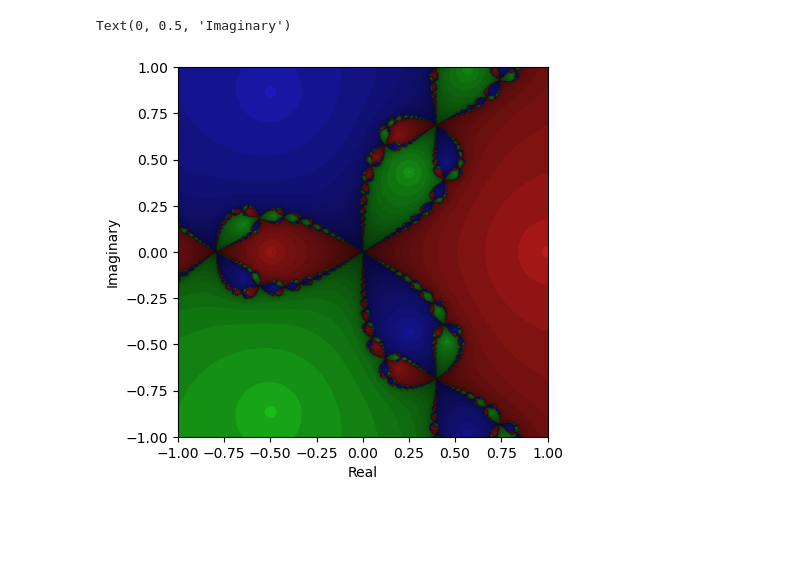
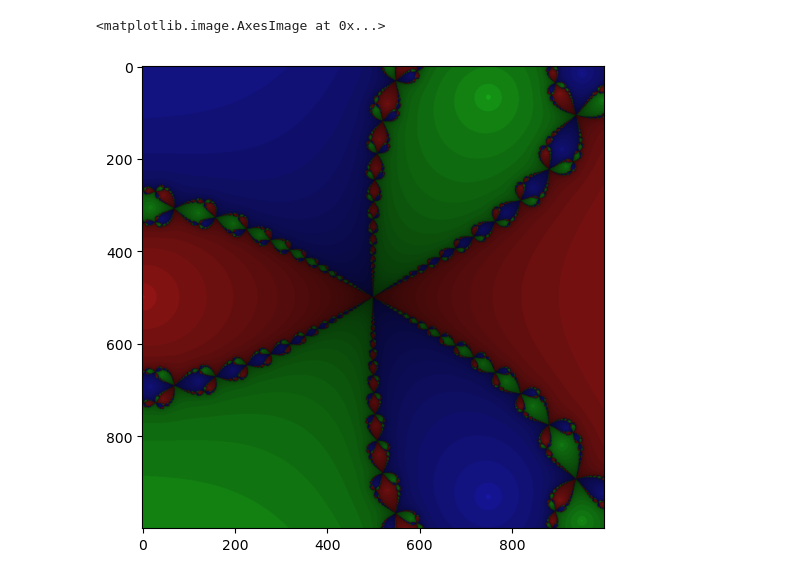
Before and after one commit to nrneubert/newton_fractals, a Jupyter notebook: main.ipynb, the cells around one changed output. Cells and saved outputs as stored; diff of their text form; code cells hidden in the pictures; blank space fills up the shorter version.

```diff
--- a/main.ipynb
+++ b/main.ipynb
@@ -82,23 +93,17 @@ plt.show()
-# %%
-import colorsys
-
-iters = np.array(iters)
-iters_2d = iters.reshape(Z.shape)
-
-height, width = closest_2d.shape
-rgb_img = np.zeros((height, width, 3))
-
-for i in range(height):
-    for j in range(width):
-        hue = np.angle(roots[closest_2d[i, j]]) / (2 * np.pi)
-        lightness = 0.5 / (1.0+0.18 * iters_2d[i,j])
-        saturation = 0.75
-        rgb = colorsys.hls_to_rgb(hue, lightness, saturation)
-        rgb_img[i, j] = rgb
-
-plt.imshow(rgb_img, extent=(-1,1,-1,1))
-plt.xlabel("Real")
-plt.ylabel("Imaginary")
-# %% [output]
-Text(0, 0.5, 'Imaginary')
-[figure, removed]
+# %%
+roots = np.array([
+    1,
+    np.exp(2j * np.pi / 3),
+    np.exp(4j * np.pi / 3),
+])
+
+computer = NewtonFractal(roots=roots)
+lim = 0.5
+rgbs = computer.generate_fractal(real_lim=(-lim, lim), imag_lim=(-lim, lim), pixels=1000, cores=16)
+# %%
+fig, ax = plt.subplots(figsize=(6,6))
+
+ax.imshow(rgbs)
+# %% [output]
+<matplotlib.image.AxesImage at 0x...>
+[figure, added]
```
Also changed, not shown: parts of 3 cells of this notebook.
